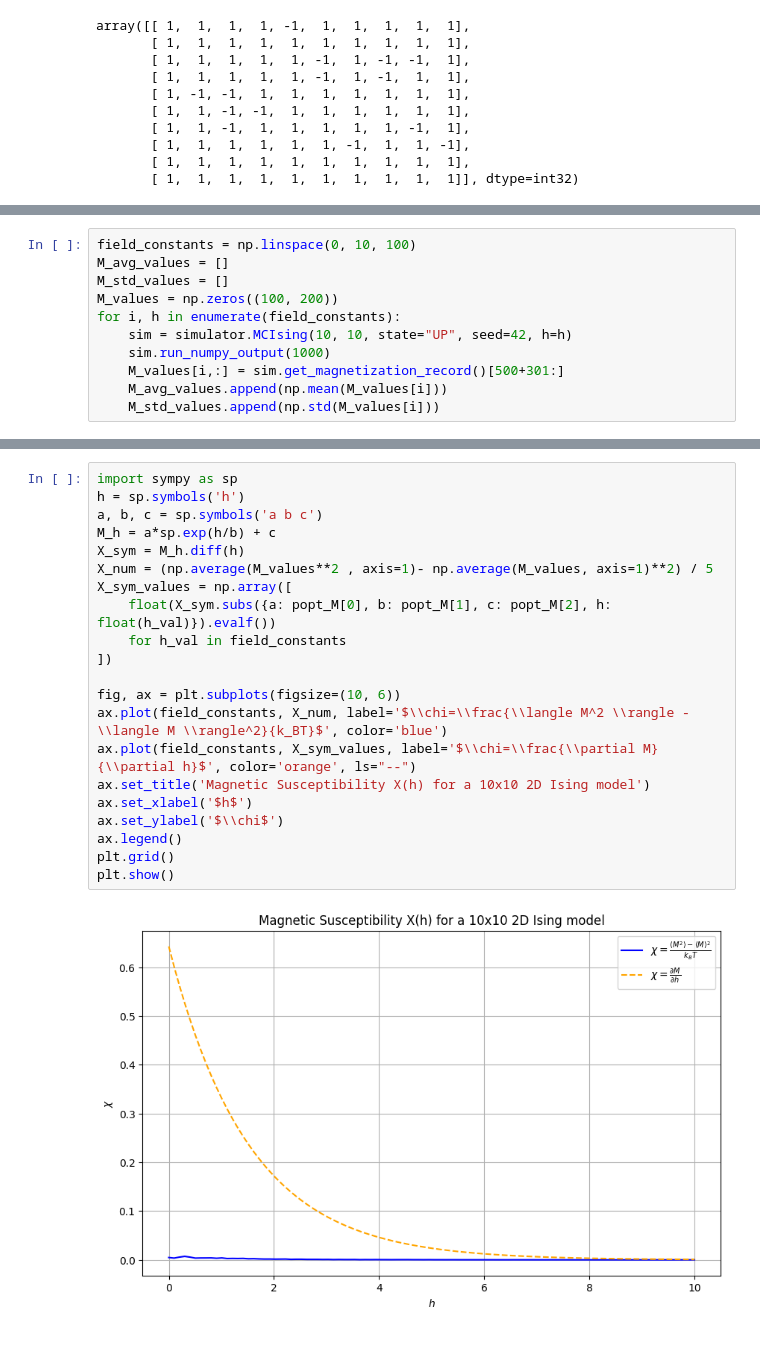
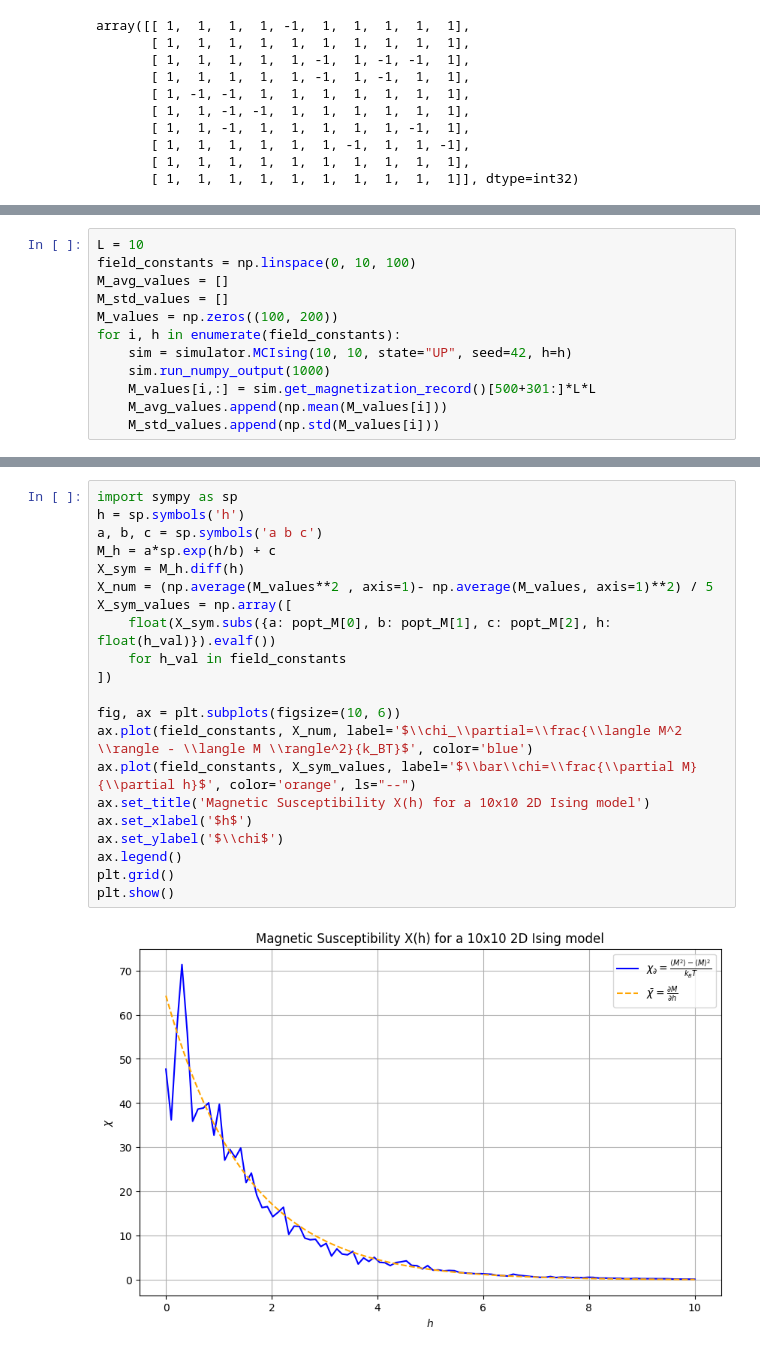
Before and after one commit to novakilorant/Monte-Carlo-Ising, a Jupyter notebook: simulator.ipynb, the cells around one changed output, grey strips where cells are left out. Cells and saved outputs as stored; diff of their text form.

```diff
--- a/simulator.ipynb
+++ b/simulator.ipynb
@@ -99,4 +100,5 @@ plt.show()
 # %%
+L = 10
 field_constants = np.linspace(0, 10, 100)
 M_avg_values = []
 M_std_values = []
@@ -104,7 +106,7 @@ M_values = np.zeros((100, 200))
 for i, h in enumerate(field_constants):
 	sim = simulator.MCIsing(10, 10, state="UP", seed=42, h=h)
 	sim.run_numpy_output(1000)
-	M_values[i,:] = sim.get_magnetization_record()[500+301:]
+	M_values[i,:] = sim.get_magnetization_record()[500+301:]*L*L
 	M_avg_values.append(np.mean(M_values[i]))
 	M_std_values.append(np.std(M_values[i]))
 # %%
@@ -127,25 +129,25 @@ plt.show()
 # %%
 import sympy as sp
 h = sp.symbols('h')
 a, b, c = sp.symbols('a b c')
 M_h = a*sp.exp(h/b) + c
 X_sym = M_h.diff(h)
 X_num = (np.average(M_values**2 , axis=1)- np.average(M_values, axis=1)**2) / 5
 X_sym_values = np.array([
 	float(X_sym.subs({a: popt_M[0], b: popt_M[1], c: popt_M[2], h: float(h_val)}).evalf())
 	for h_val in field_constants
 ])
 
 fig, ax = plt.subplots(figsize=(10, 6))
-ax.plot(field_constants, X_num, label='$\\chi=\\frac{\\langle M^2 \\rangle - \\langle M \\rangle^2}{k_BT}$', color='blue')
-ax.plot(field_constants, X_sym_values, label='$\\chi=\\frac{\\partial M}{\\partial h}$', color='orange', ls="--")
+ax.plot(field_constants, X_num, label='$\\chi_\\partial=\\frac{\\langle M^2 \\rangle - \\langle M \\rangle^2}{k_BT}$', color='blue')
+ax.plot(field_constants, X_sym_values, label='$\\bar\\chi=\\frac{\\partial M}{\\partial h}$', color='orange', ls="--")
 ax.set_title('Magnetic Susceptibility X(h) for a 10x10 2D Ising model')
 ax.set_xlabel('$h$')
 ax.set_ylabel('$\\chi$')
 ax.legend()
 plt.grid()
 plt.show()
 # %% [output]
-[figure, old version]
+[figure, new version]
 # %%
 fc_count = 101
```
Also changed, not shown: parts of 9 cells of this notebook, 1 other file.
